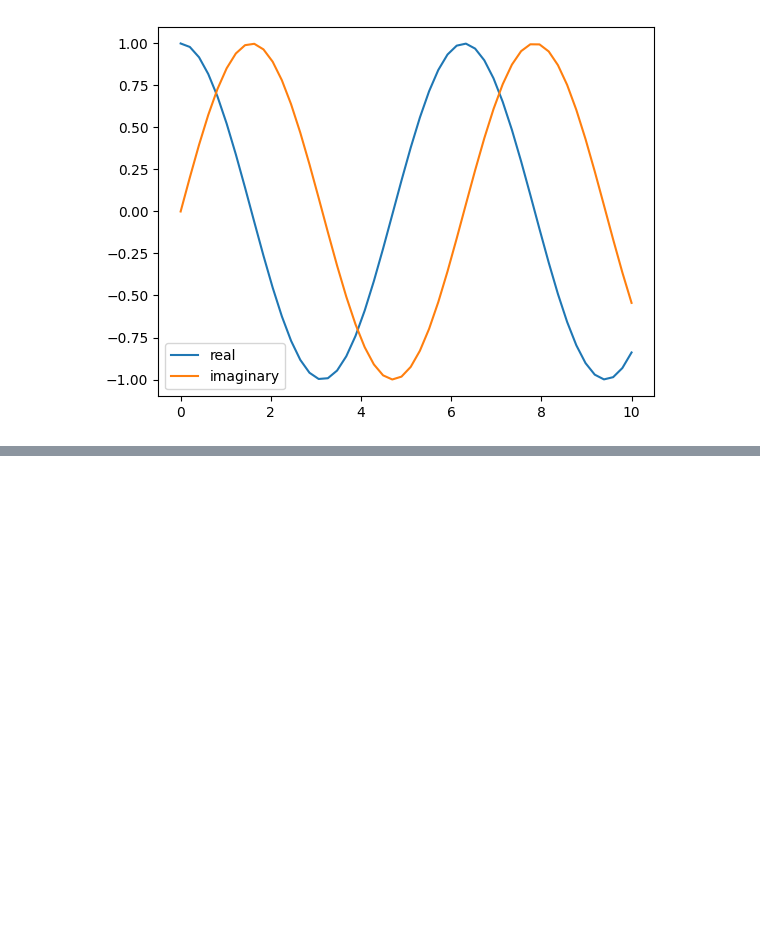
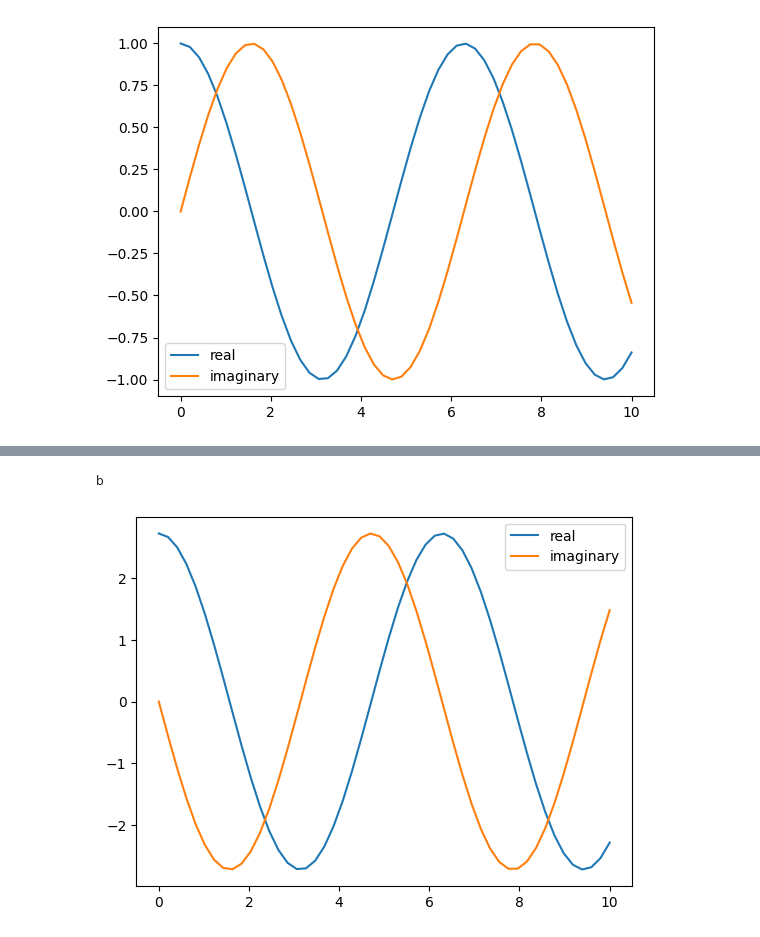
Before and after one commit to michaelhotchkiss/Applied-Mathematics, a Jupyter notebook: HW 1.ipynb, the cells around one changed output, grey strips where cells are left out. Saved outputs shown, nothing was run; the diff lists cells and outputs as text; code cells hidden in the pictures; blank space fills up the shorter version.

```diff
--- a/HW 1.ipynb
+++ b/HW 1.ipynb
@@ -178,0 +182,15 @@ plt.show()
+# %%
+import matplotlib.pyplot as plt
+import numpy as np
+
+times = np.linspace(0,10)
+print('c')
+real = np.cos(times) * np.exp(1)
+imaginary = -np.sin(times) * np.exp(1)
+plt.plot(times,real)
+plt.plot(times,imaginary)
+plt.legend(['real', 'imaginary'])
+plt.show()
+# %% [output]
+b
+[figure, added]
```
Also changed, not shown: parts of 2 cells of this notebook.
